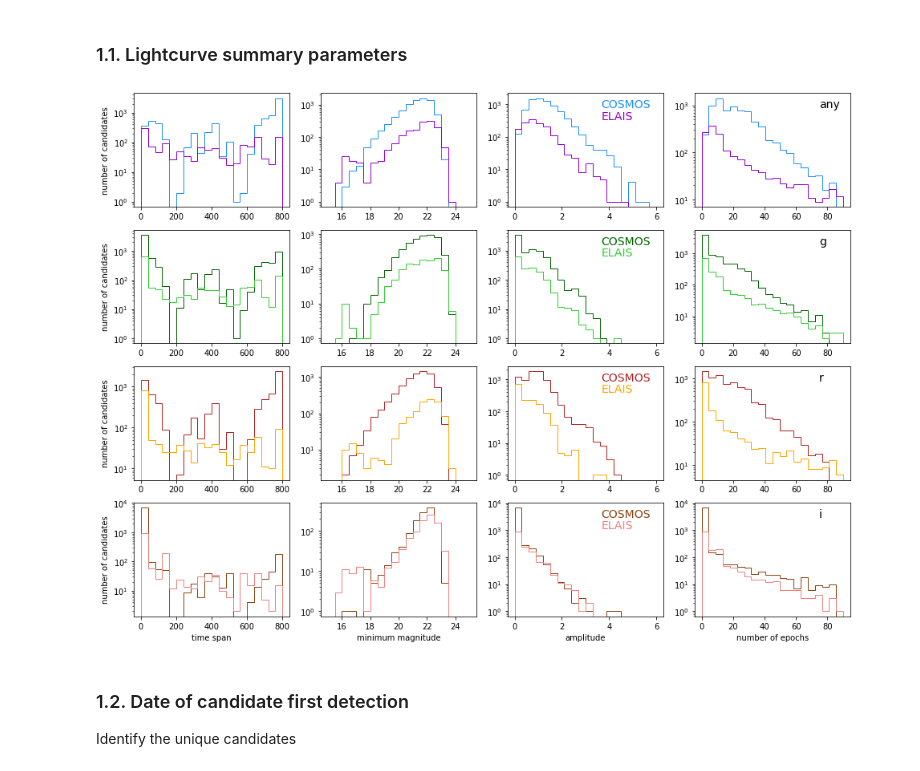
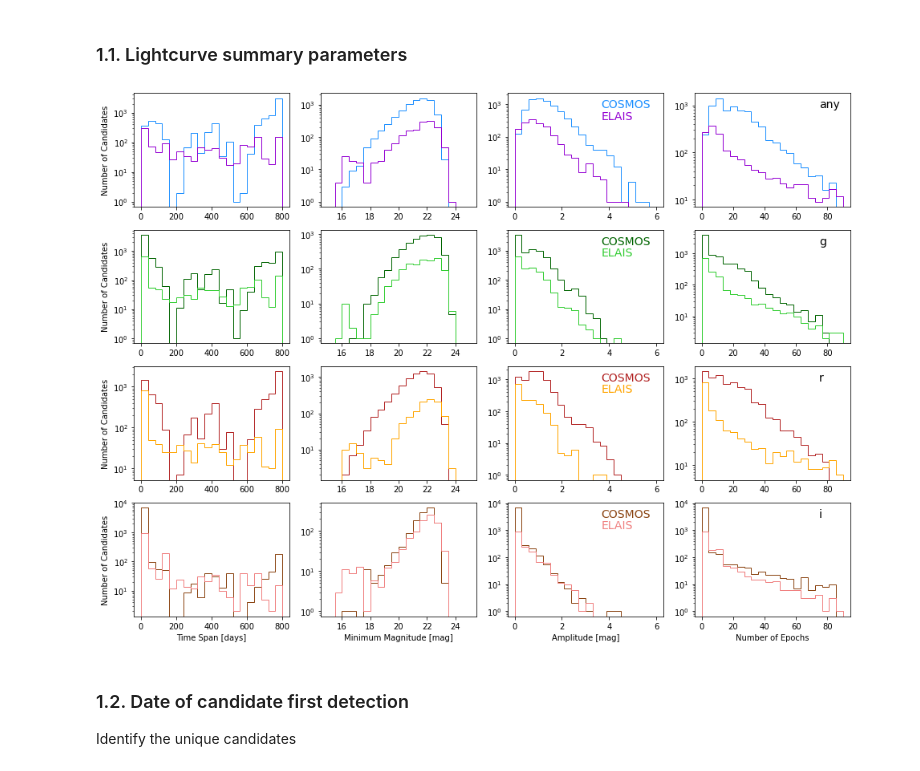
Before and after one commit to MelissaGraham/decam_ddf_tools, a Jupyter notebook: transients_science/explore_nightly_epoch_summary.ipynb, the cells around one changed output. Drawn from its saved outputs; the diff is of its cells as text; code cells hidden in the pictures.

```diff
--- a/transients_science/explore_nightly_epoch_summary.ipynb
+++ b/transients_science/explore_nightly_epoch_summary.ipynb
@@ -201,47 +201,48 @@ ax[3,1].hist( paramLC_minmag_i[ex], histtype='step', log=True, bins=20, range=(1
 ax[3,2].hist( paramLC_amp_i[ex],    histtype='step', log=True, bins=20, range=(0,max3),   color=clr[5])
 ax[3,3].hist( paramLC_neps_i[ex],   histtype='step', log=True, bins=20, range=(0,max4),  color=clr[5])
 
-ax[3,0].set_xlabel('time span')
-ax[3,1].set_xlabel('minimum magnitude')
-ax[3,2].set_xlabel('amplitude')
-ax[3,3].set_xlabel('number of epochs')
+ax[3,0].set_xlabel('Time Span [days]')
+ax[3,1].set_xlabel('Minimum Magnitude [mag]')
+ax[3,2].set_xlabel('Amplitude [mag]')
+ax[3,3].set_xlabel('Number of Epochs')
 
-ax[0,0].set_ylabel('number of candidates')
-ax[1,0].set_ylabel('number of candidates')
-ax[2,0].set_ylabel('number of candidates')
-ax[3,0].set_ylabel('number of candidates')
+ax[0,0].set_ylabel('Number of Candidates')
+ax[1,0].set_ylabel('Number of Candidates')
+ax[2,0].set_ylabel('Number of Candidates')
+ax[3,0].set_ylabel('Number of Candidates')
 
 ax[0,2].text(0.60, 0.85, 'COSMOS', fontsize=14, color='dodgerblue',
              verticalalignment='bottom', horizontalalignment='left',  transform=ax[0,2].transAxes)
 ax[0,2].text(0.60, 0.75, 'ELAIS',  fontsize=14, color='darkviolet',
              verticalalignment='bottom', horizontalalignment='left',  transform=ax[0,2].transAxes)
 ax[1,2].text(0.60, 0.85, 'COSMOS', fontsize=14, color=clr[0],
              verticalalignment='bottom', horizontalalignment='left',  transform=ax[1,2].transAxes)
 ax[1,2].text(0.60, 0.75, 'ELAIS',  fontsize=14, color=clr[3],
              verticalalignment='bottom', horizontalalignment='left',  transform=ax[1,2].transAxes)
 ax[2,2].text(0.60, 0.85, 'COSMOS', fontsize=14, color=clr[1],
              verticalalignment='bottom', horizontalalignment='left',  transform=ax[2,2].transAxes)
 ax[2,2].text(0.60, 0.75, 'ELAIS',  fontsize=14, color=clr[4],
              verticalalignment='bottom', horizontalalignment='left',  transform=ax[2,2].transAxes)
 ax[3,2].text(0.60, 0.85, 'COSMOS', fontsize=14, color=clr[2],
              verticalalignment='bottom', horizontalalignment='left',  transform=ax[3,2].transAxes)
 ax[3,2].text(0.60, 0.75, 'ELAIS',  fontsize=14, color=clr[5],
              verticalalignment='bottom', horizontalalignment='left',  transform=ax[3,2].transAxes)
 
 ax[0,3].text(0.80, 0.85, 'any',fontsize=14, color='black',
              verticalalignment='bottom', horizontalalignment='left',  transform=ax[0,3].transAxes)
 ax[1,3].text(0.80, 0.85, 'g',  fontsize=14, color='black',
              verticalalignment='bottom', horizontalalignment='left',  transform=ax[1,3].transAxes)
 ax[2,3].text(0.80, 0.85, 'r',  fontsize=14, color='black',
              verticalalignment='bottom', horizontalalignment='left',  transform=ax[2,3].transAxes)
 ax[3,3].text(0.80, 0.85, 'i',  fontsize=14, color='black',
              verticalalignment='bottom', horizontalalignment='left',  transform=ax[3,3].transAxes)
 
+plt.savefig('all_nightly_epochs_files/histograms', bbox_inches='tight')
 plt.show()
 
 del cx,ex
 # %% [output]
-[figure, old version]
+[figure, new version]
 # %% [markdown]
 ### 1.2. Date of candidate first detection
 
```
Also changed, not shown: parts of 4 cells of this notebook, 3 other files.
